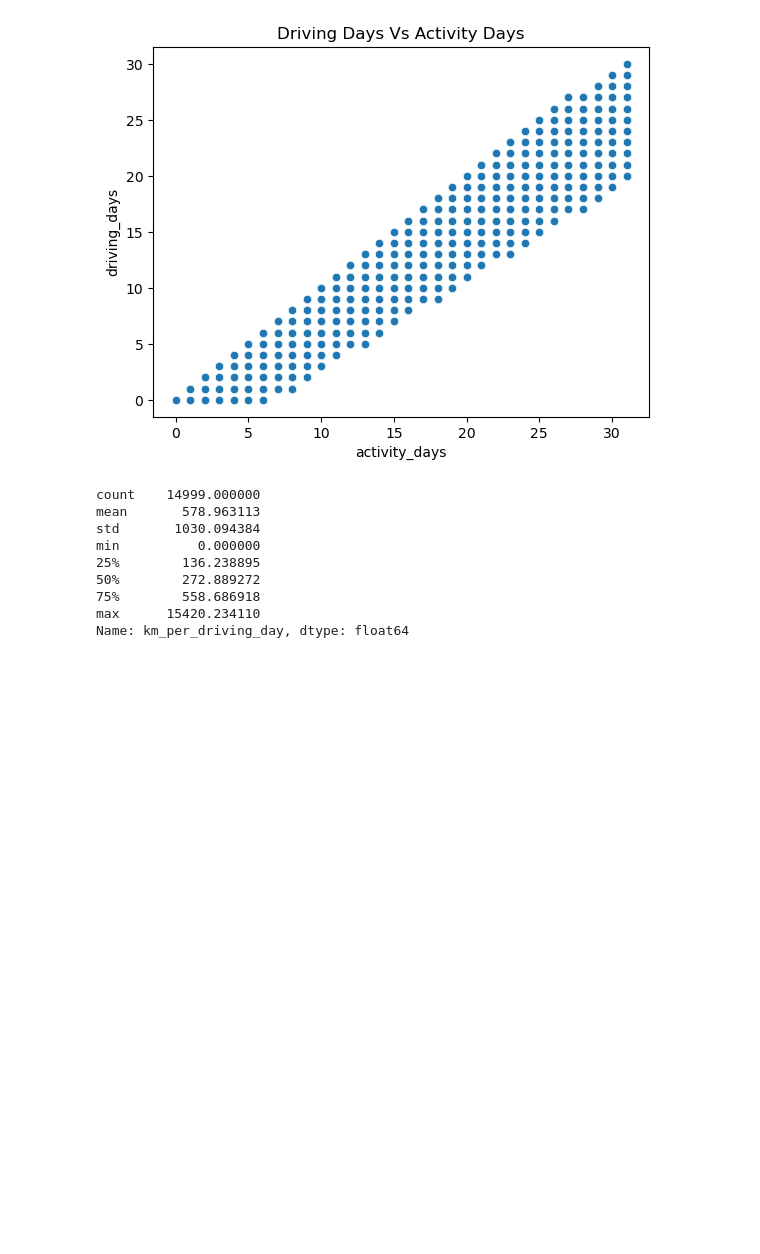
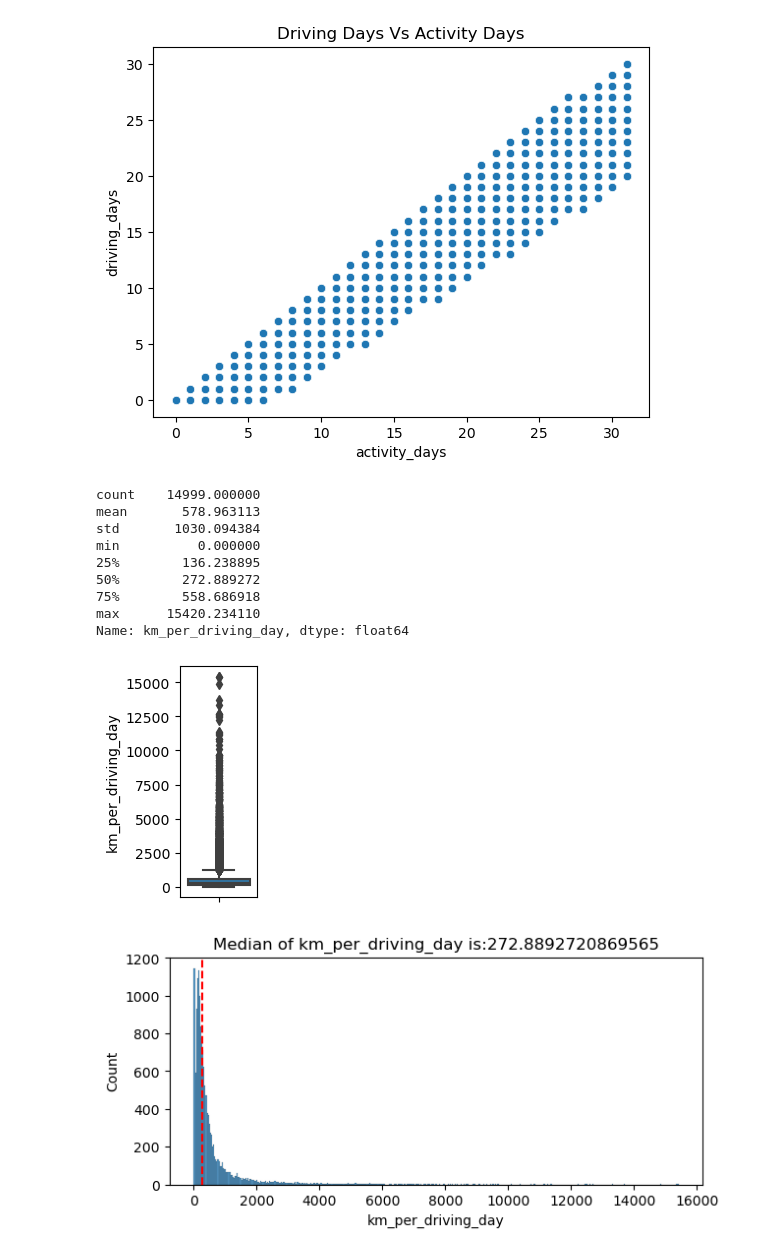
Before and after one commit to marulsnesamony/Portfolio, a Jupyter notebook: Python Code/Navigation App User Usage - EDA.ipynb, the cells around one changed output. Cells and saved outputs as stored; diff of their text form; code cells hidden in the pictures; blank space fills up the shorter version.

```diff
--- a/Python Code/Navigation App User Usage - EDA.ipynb
+++ b/Python Code/Navigation App User Usage - EDA.ipynb
@@ -276,3 +250,10 @@ min          0.000000
 75%        558.686918
 max      15420.234110
 Name: km_per_driving_day, dtype: float64
+# %%
+# find outliers and distribution of the total kilometers driven per day
+show_outliers_n_distribution('km_per_driving_day')
+# distance travelled per day is heavily skewed and doesn't make sense
+# %% [output]
+[figure, added]
+[figure, added]
```
Also changed, not shown: parts of 7 cells of this notebook.
